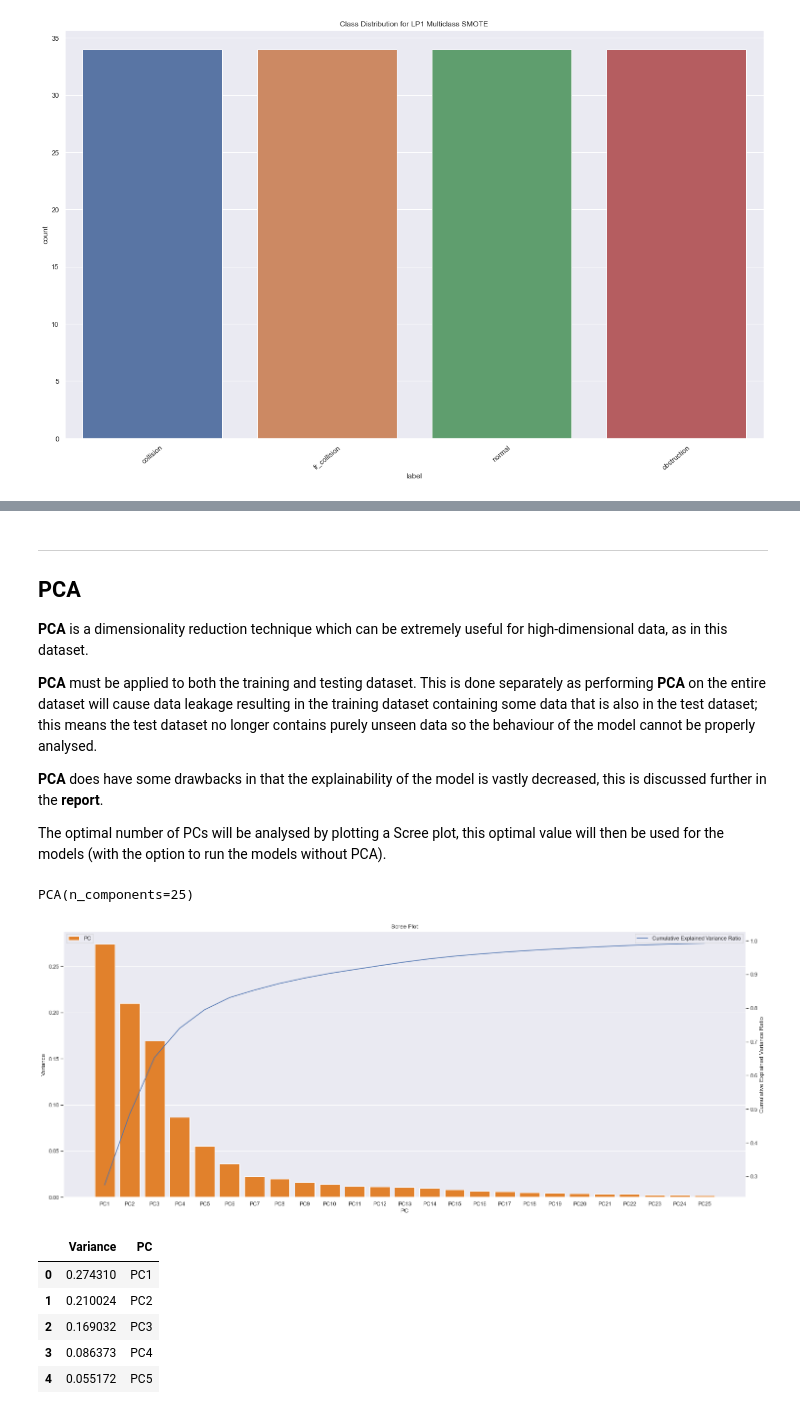
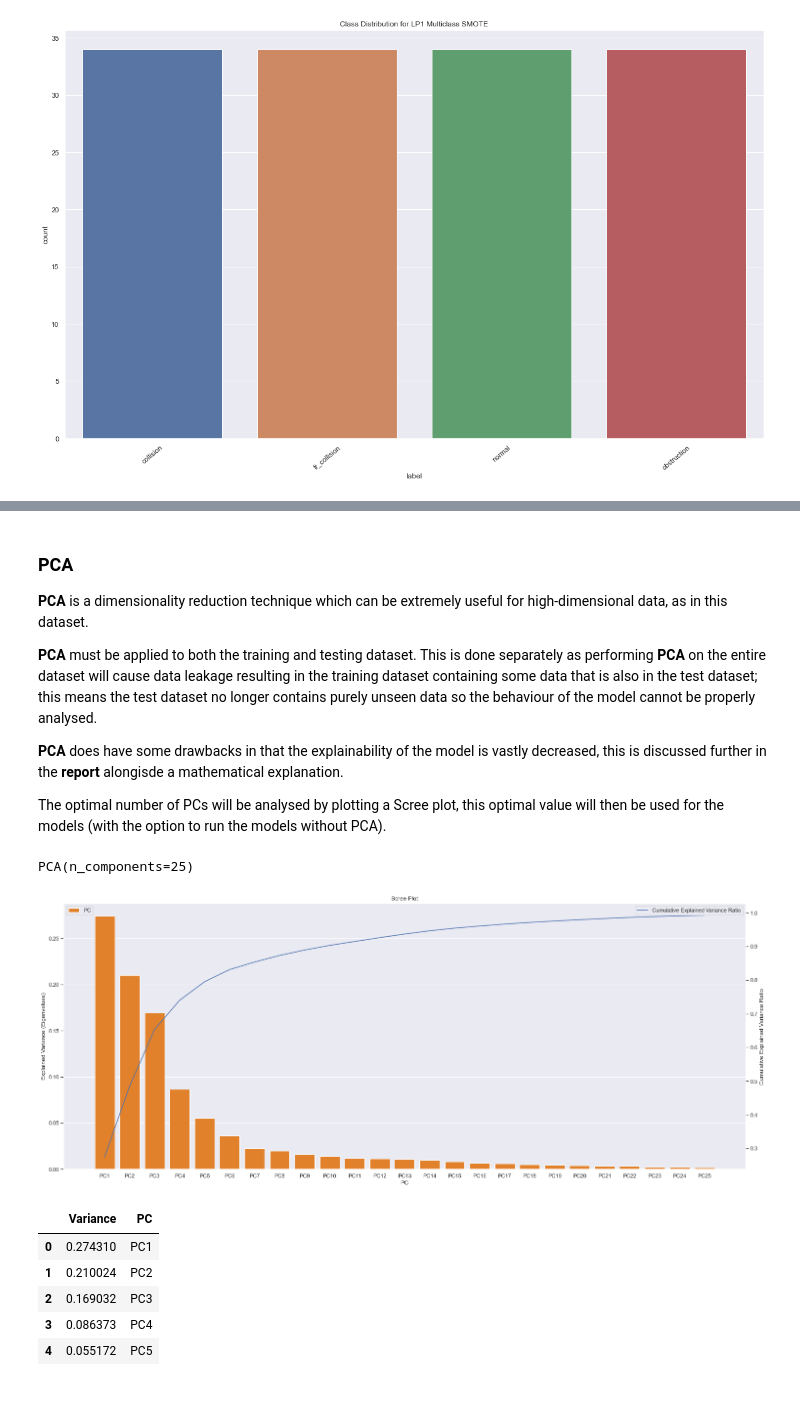
Before and after one commit to Danielwoodh/Robot-Failure-Classification, a Jupyter notebook: robot-failure-classification.ipynb, the cells around one changed output, grey strips where cells are left out. Saved outputs shown, nothing was run; the diff lists cells and outputs as text; code cells hidden in the pictures.

```diff
--- a/robot-failure-classification.ipynb
+++ b/robot-failure-classification.ipynb
@@ -592,14 +640,13 @@ lp1[lp1_input] = ss.fit_transform(
     lp1[lp1_input]
 )
 # %% [markdown]
----
-## PCA
+### PCA
 
 **PCA** is a dimensionality reduction technique which can be extremely useful for high-dimensional data, as in this dataset.
 
 **PCA** must be applied to both the training and testing dataset. This is done separately as performing **PCA** on the entire dataset will cause data leakage resulting in the training dataset containing some data that is also in the test dataset; this means the test dataset no longer contains purely unseen data so the behaviour of the model cannot be properly analysed.
 
-**PCA** does have some drawbacks in that the explainability of the model is vastly decreased, this is discussed further in the **report**.
+**PCA** does have some drawbacks in that the explainability of the model is vastly decreased, this is discussed further in the **report** alongisde a mathematical explanation.
 
 The optimal number of PCs will be analysed by plotting a Scree plot, this optimal value will then be used for the models (with the option to run the models without PCA).
 # %%
@@ -609,38 +656,43 @@ pca.fit(lp1[lp1_input])
 # %% [output]
 PCA(n_components=25)
 # %%
+# Naming the PCs by iteration
 pc_cols = [f'PC{n}' for n in range(1, n_components + 1)]
+# Creating a pd.DataFrame containing the explained variance ratio from the PCA
 pc_var_df = pd.DataFrame(
     {
         'Variance': pca.explained_variance_ratio_,
         'PC': pc_cols
     }
 )
 
+# Creating a subplot of the cumulative variance ratio & Eigenvalues
 fig, ax1 = plt.subplots(figsize=(25, 10))
 ax2 = ax1.twinx()
 
+# Creating a barplot
 sns.barplot(
     x='PC', y='Variance',
     data=pc_var_df,
     label='PC',
     color='tab:orange',
     ax=ax1
 )
+
+ax1.set_ylabel('Explained Variance (Eigenvalues)')
+# Plotting the cumulative sum of Explained Variance Ratio
 ax2.plot(
     np.cumsum(pca.explained_variance_ratio_),
     label='Cumulative Explained Variance Ratio'
 )
-
 plt.title('Scree Plot')
 ax2.set_ylabel('Cumulative Explained Variance Ratio')
-
 ax1.legend(loc=2)
 ax2.legend()
 ax2.grid(b=None)
 plt.show()
 # %% [output]
-[figure, old version]
+[figure, new version]
 # %%
 pc_var_df.head()
 # %% [output]
```
Also changed, not shown: parts of 60 cells of this notebook, 1 other file.
